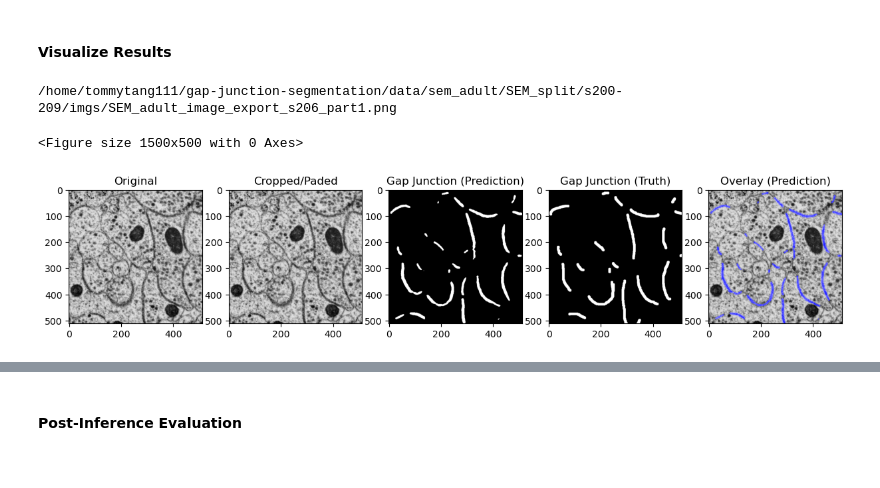
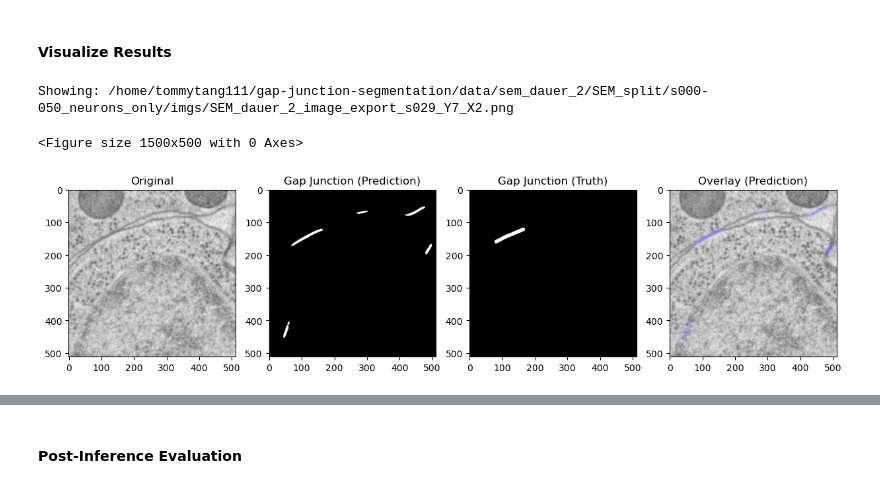
Before and after one commit to Tommytang111/gap-junction-segmentation, a Jupyter notebook: notebooks/inference.ipynb, the cells around one changed output, grey strips where cells are left out. Saved outputs shown, nothing was run; the diff lists cells and outputs as text; code cells hidden in the pictures.

Commit message:
Changed inference to William's sem_dauer_2 dataset

```diff
--- a/notebooks/inference.ipynb
+++ b/notebooks/inference.ipynb
@@ -82,14 +88,14 @@ NOTE: Unreported arguments were ignored.
 WARNING: Output directory already exists, deleting it
 # %%
 #Important Paths
-section_of_interest = "s200-209" #Section of interest, usually 10 slices
-model_dir = "/home/tommytang111/gap-junction-segmentation/models/sweep_model_n20ce5v8.pt" #Model 2d_gd_mem_run1
-output_dir = Path("/home/tommytang111/gap-junction-segmentation/inference_results/sem_adult") / section_of_interest #Output for inference
-dataset_dir = Path("/home/tommytang111/gap-junction-segmentation/data/sem_adult/SEM_split") / section_of_interest #Data
+section_of_interest = "s000-050_neurons_only" #Section of interest, usually 10 slices
+model_dir = "/home/tommytang111/gap-junction-segmentation/models/unet_base_516imgs_sem_adult_ak5v2m7m.pt" #Model
+dataset_dir = os.path.join("/home/tommytang111/gap-junction-segmentation/data/sem_dauer_2/SEM_split", section_of_interest) #Data
+output_dir = os.path.join("/home/tommytang111/gap-junction-segmentation/outputs/inference_results/sem_dauer_2", section_of_interest) #Output for inference
 
 #Data and Labels (sorted because naming convention is typically dataset, section, coordinates. Example: SEM_Dauer_2_image_export_s000 -> 001)
-imgs = [i for i in sorted(os.listdir(Path(dataset_dir) / "imgs"))]
-labels = [i for i in sorted(os.listdir(Path(dataset_dir) / "gts"))]
+imgs = [i for i in sorted(os.listdir(os.path.join(dataset_dir, "imgs")))]
+labels = [i for i in sorted(os.listdir(os.path.join(dataset_dir, "gts")))]
 # %% [markdown]
 #### Load data (Either from split sections or another source)
 # %%
@@ -153,33 +159,33 @@ with torch.no_grad():
 # %%
 #Test a random image from the dataset
 random_path = random.choice(imgs)
 random_img = Path(dataset_dir) / "imgs" / random_path
 random_gts = cv2.imread(Path(dataset_dir) / "gts" / re.sub(r'.png$', r'_label.png', str(random_path)))
 random_gts[random_gts > 0] = 255
 random_resized_img = np.array(resize_image(str(random_img), 512, 512, (0,0,0), channels=True))
 random_pred = cv2.imread(str(Path(output_dir) / re.sub(r'.png$', r'_pred.png', str(random_path))), cv2.IMREAD_GRAYSCALE)
 
 #Make overlay
 random_pred2 = cv2.cvtColor(random_pred, cv2.COLOR_GRAY2RGB)
 random_pred2[random_pred == 255] = [0, 0, 255] #Blue
 overlay = cv2.addWeighted(random_resized_img, 1, random_pred2, 1, 0)
 
 #Plot
 plt.figure(figsize=(15,5))
-fig, ax = plt.subplots(1,5, figsize=(15,5))
+fig, ax = plt.subplots(1,4, figsize=(15,5))
 ax[0].imshow(cv2.imread(random_img), cmap="gray")
 ax[0].set_title('Original')
-ax[1].imshow(random_resized_img, cmap="gray")
-ax[1].set_title('Cropped/Paded')
-ax[2].imshow(random_pred, cmap="gray")
-ax[2].set_title('Gap Junction (Prediction)')
-ax[3].imshow(random_gts, cmap="gray")
-ax[3].set_title('Gap Junction (Truth)')
-ax[4].imshow(overlay)
-ax[4].set_title('Overlay (Prediction)')
-plt.savefig('/home/tommytang111/gap-junction-segmentation/Figures/sem_adult_inference_example_n20ce5v8.png', bbox_inches='tight', dpi=300)
+#ax[1].imshow(random_resized_img, cmap="gray")
+#ax[1].set_title('Cropped/Paded')
+ax[1].imshow(random_pred, cmap="gray")
+ax[1].set_title('Gap Junction (Prediction)')
+ax[2].imshow(random_gts, cmap="gray")
+ax[2].set_title('Gap Junction (Truth)')
+ax[3].imshow(overlay)
+ax[3].set_title('Overlay (Prediction)')
+#plt.savefig('/home/tommytang111/gap-junction-segmentation/Figures/unet_base_pooled_2695imgs_sem_dauer_2_516imgs_sem_adult_3wgoc5hr.png', bbox_inches='tight', dpi=300)
 print(f"Showing: {random_img}")
 # %% [output]
-/home/tommytang111/gap-junction-segmentation/data/sem_adult/SEM_split/s200-209/imgs/SEM_adult_image_export_s206_part1.png
+Showing: /home/tommytang111/gap-junction-segmentation/data/sem_dauer_2/SEM_split/s000-050_neurons_only/imgs/SEM_dauer_2_image_export_s029_Y7_X2.png
 <Figure size 1500x500 with 0 Axes>
-[figure, old version]
+[figure, new version]
```
Also changed, not shown: parts of 5 cells of this notebook, 9 other files.
